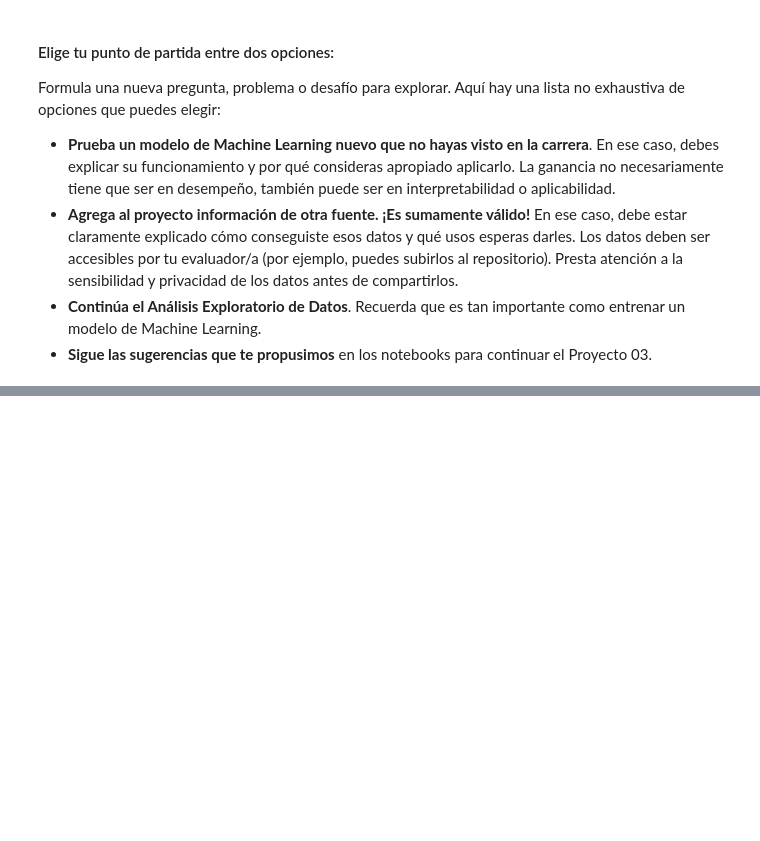
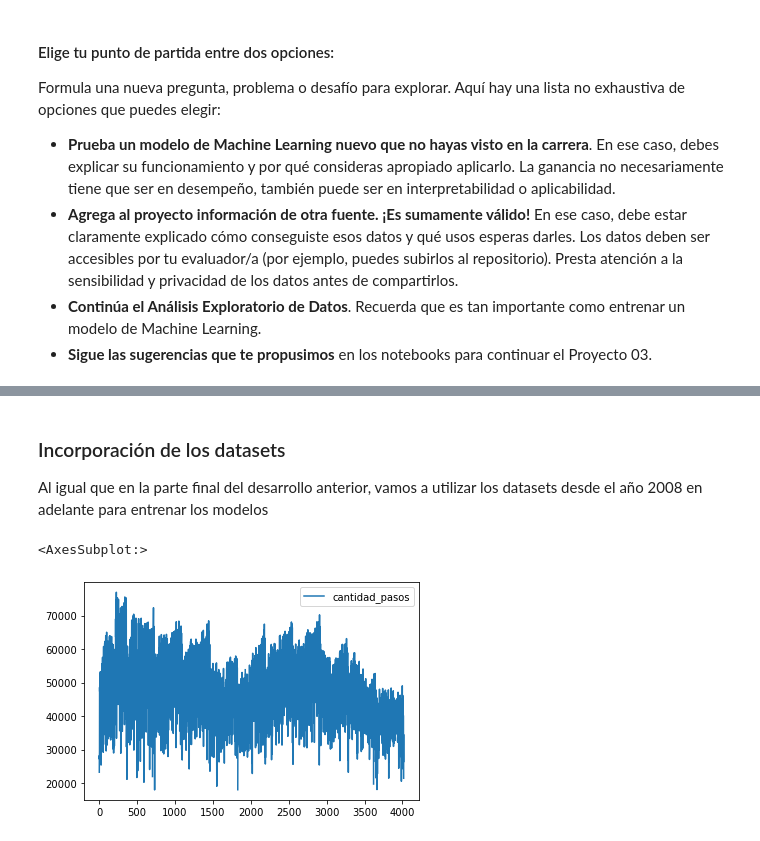
Before and after one commit to emmanuelbo119/ds_acamica_projects, a Jupyter notebook: Proyecto 04 - Informe final de Carrera/DS_Proyecto_04.ipynb, the cells around one changed output, grey strips where cells are left out. Drawn from its saved outputs; the diff is of its cells as text; code cells hidden in the pictures; blank space fills up the shorter version.

```diff
--- a/Proyecto 04 - Informe final de Carrera/DS_Proyecto_04.ipynb
+++ b/Proyecto 04 - Informe final de Carrera/DS_Proyecto_04.ipynb
@@ -31,0 +42,3 @@ Para el desarrollo del informe final de carrera, opte por tomar como punto de pa
+# %% [markdown]
+### Incorporación de los datasets
+Al igual que en la parte final del desarrollo anterior, vamos a utilizar los datasets desde el año 2008 en adelante para entrenar los modelos
@@ -31,0 +53,7 @@ Para el desarrollo del informe final de carrera, opte por tomar como punto de pa
+# %%
+##Importamos el arhivo generado en la notebook de ETL
+archivo=pd.read_csv('Diariofinal.csv')
+archivo.plot()
+# %% [output]
+<AxesSubplot:>
+[figure, added]
```
Also changed, not shown: parts of 85 cells of this notebook.
